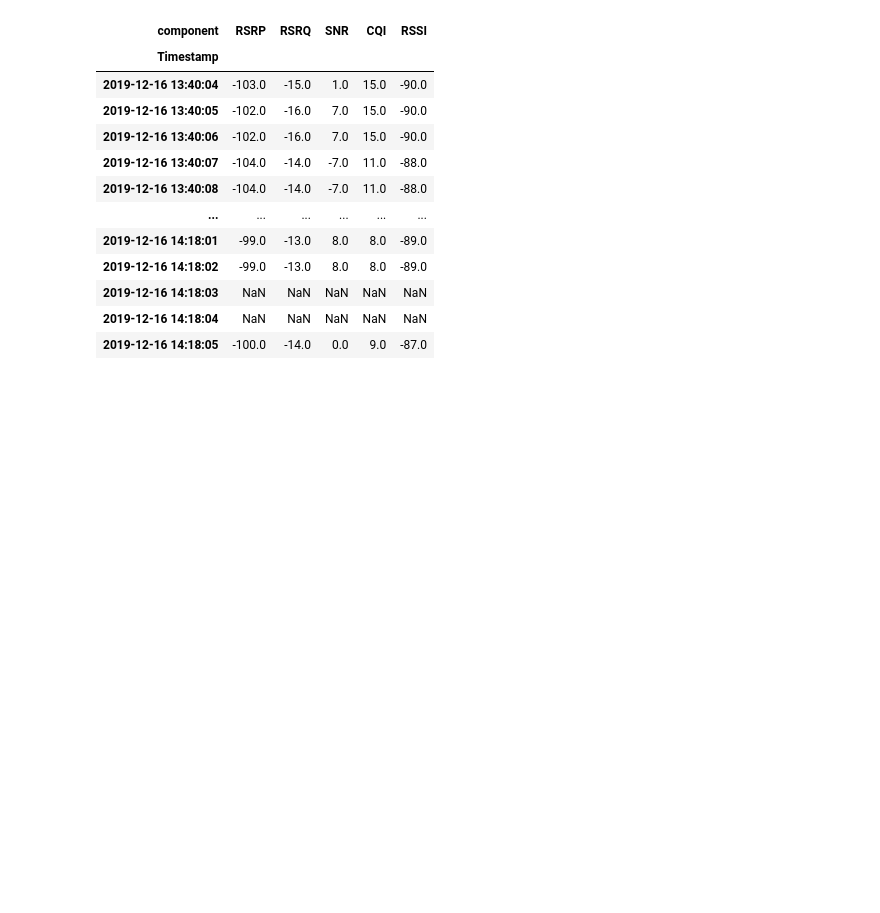
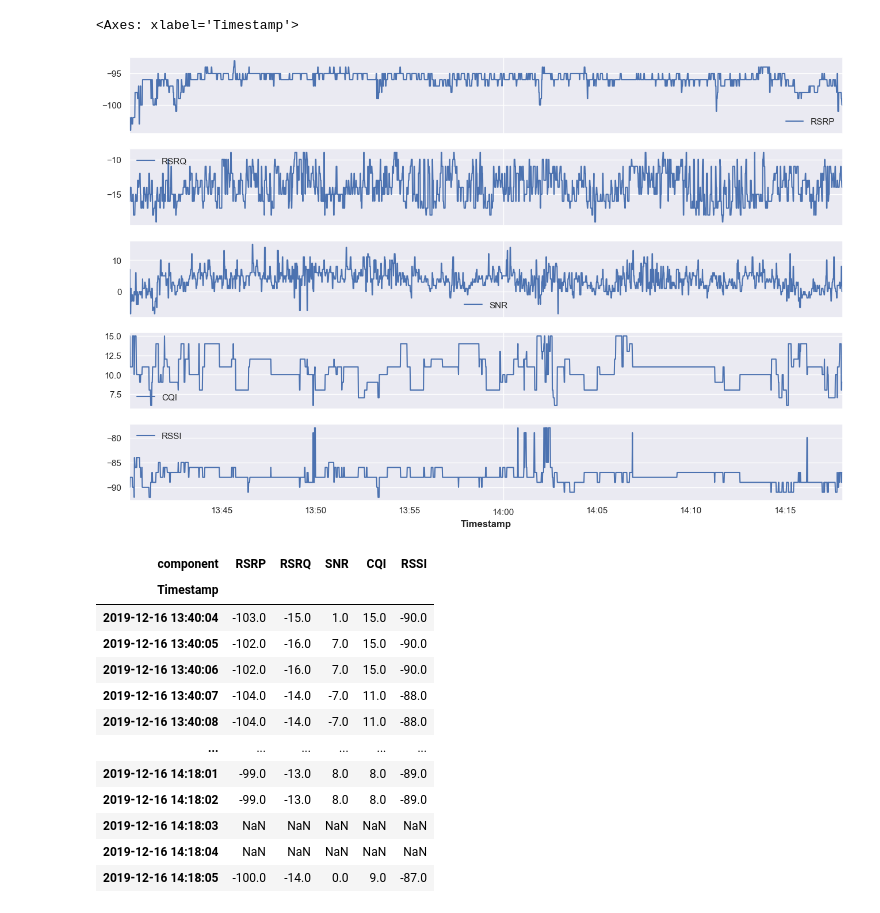
Before and after one commit to ejs94/5g-forecasting, a Jupyter notebook: notebooks/2_eda.ipynb, the cells around one changed output. Saved outputs shown, nothing was run; the diff lists cells and outputs as text; code cells hidden in the pictures; blank space fills up the shorter version.

```diff
--- a/notebooks/2_eda.ipynb
+++ b/notebooks/2_eda.ipynb
@@ -55,3 +75,13 @@ test_df
+# %%
+fig, ax = plt.subplots(5, 1)
+test_df.plot(kind="line", sharex=True, y="RSRP", color="b", ax=ax[0])
+test_df.plot(kind="line", sharex=True, y="RSRQ", color="b", ax=ax[1])
+test_df.plot(kind="line", sharex=True, y="SNR", color="b", ax=ax[2])
+test_df.plot(kind="line", sharex=True, y="CQI", color="b", ax=ax[3])
+test_df.plot(kind="line", sharex=True, y="RSSI", color="b", ax=ax[4])
+# %% [output]
+<Axes: xlabel='Timestamp'>
+[figure, added]
 # %%
 ts_static = TimeSeries.from_dataframe(
     test_df,
```
Also changed, not shown: parts of 15 cells of this notebook, 8 other files.
